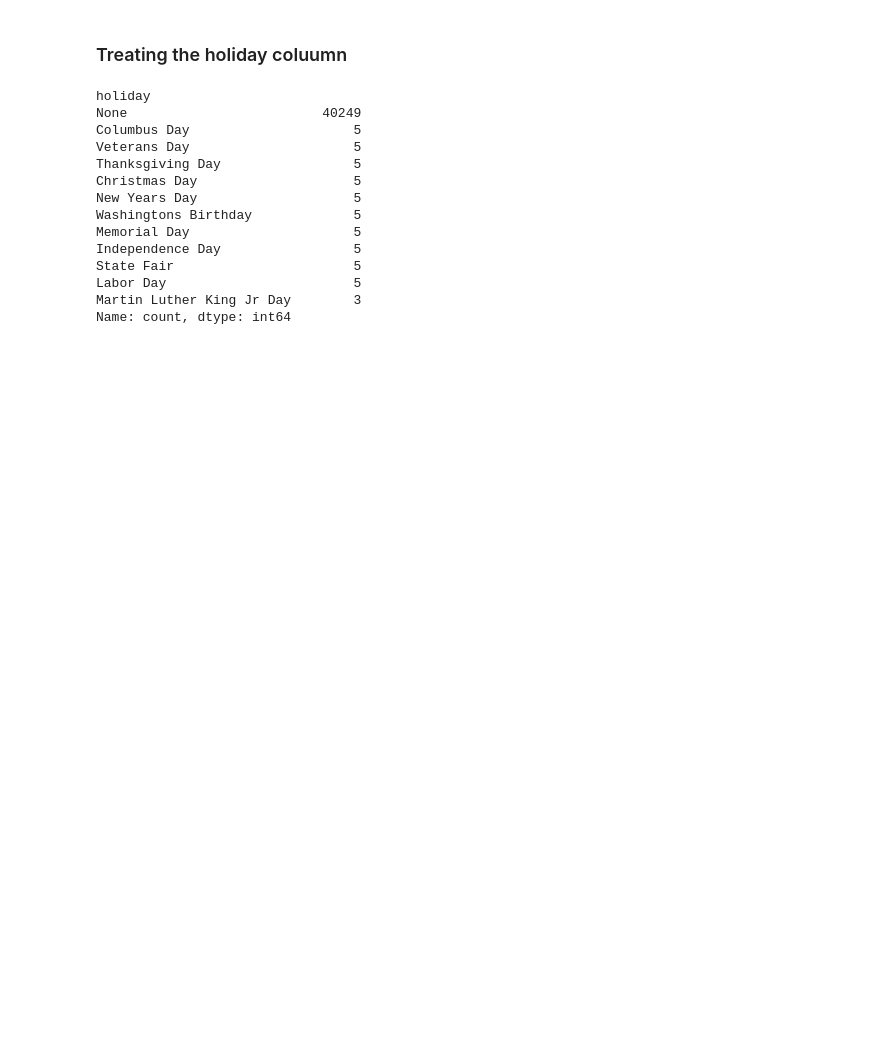
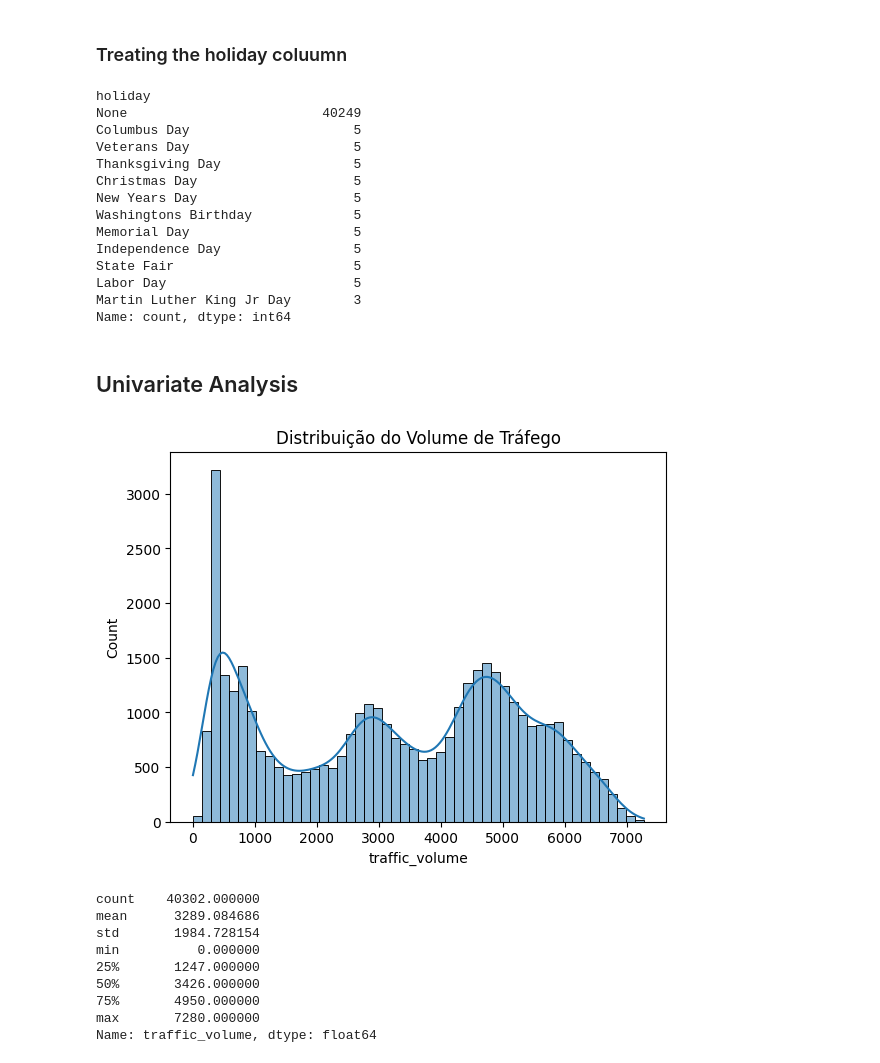
Before and after one commit to LuizCorrei4/predict-traffic-volume, a Jupyter notebook: notebooks/01-exploration.ipynb, the cells around one changed output. Saved outputs shown, nothing was run; the diff lists cells and outputs as text; code cells hidden in the pictures; blank space fills up the shorter version.

```diff
--- a/notebooks/01-exploration.ipynb
+++ b/notebooks/01-exploration.ipynb
@@ -347,11 +294,0 @@ plt.show()
-# %%
-# Define the problematic period (adjust the exact dates based on your heatmap)
-start_gap = '2014-08-01'
-end_gap = '2015-07-01'
-
-# Keep only the data OUTSIDE this period
-df_cleaned = df.loc[(df.index < start_gap) | (df.index > end_gap)].copy()
-
-# Use df_cleaned for the next steps
-print(f"Lines before the remove: {len(df)}, Lines after remove: {len(df_cleaned)}")
-print(f"Removed lines: {len(df) - len(df_cleaned)}")
@@ -379,3 +313,22 @@ State Fair                       5
 Labor Day                        5
 Martin Luther King Jr Day        3
 Name: count, dtype: int64
+# %% [markdown]
+## Univariate Analysis
+# %%
+sns.histplot(df_cleaned['traffic_volume'], bins=50, kde=True)
+plt.title('Distribuição do Volume de Tráfego')
+plt.show()
+
+print(df_cleaned['traffic_volume'].describe())
+# %% [output]
+[figure, added]
+count    40302.000000
+mean      3289.084686
+std       1984.728154
+min          0.000000
+25%       1247.000000
+50%       3426.000000
+75%       4950.000000
+max       7280.000000
+Name: traffic_volume, dtype: float64
```
Also changed, not shown: parts of 7 cells of this notebook, 1 other file.
